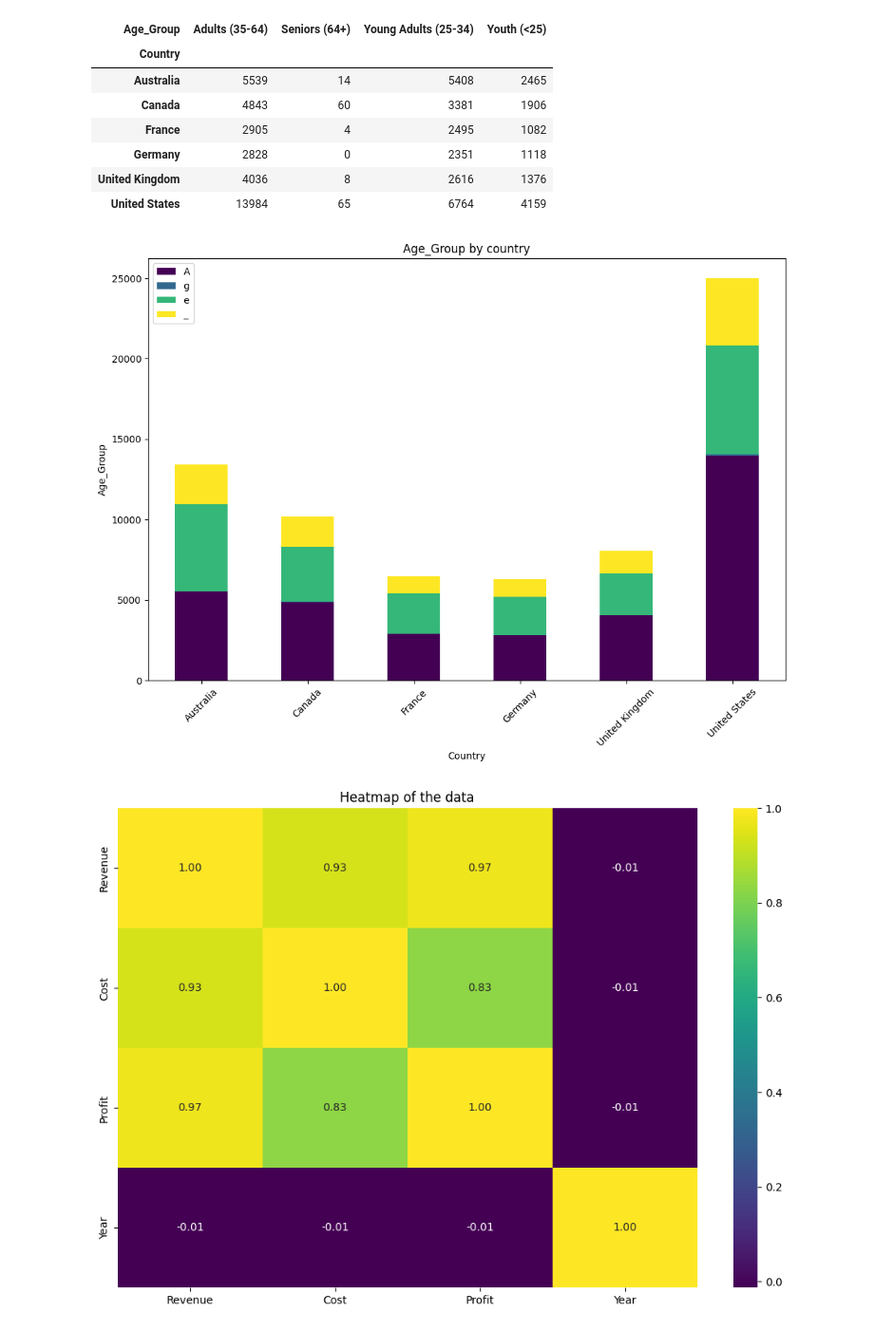
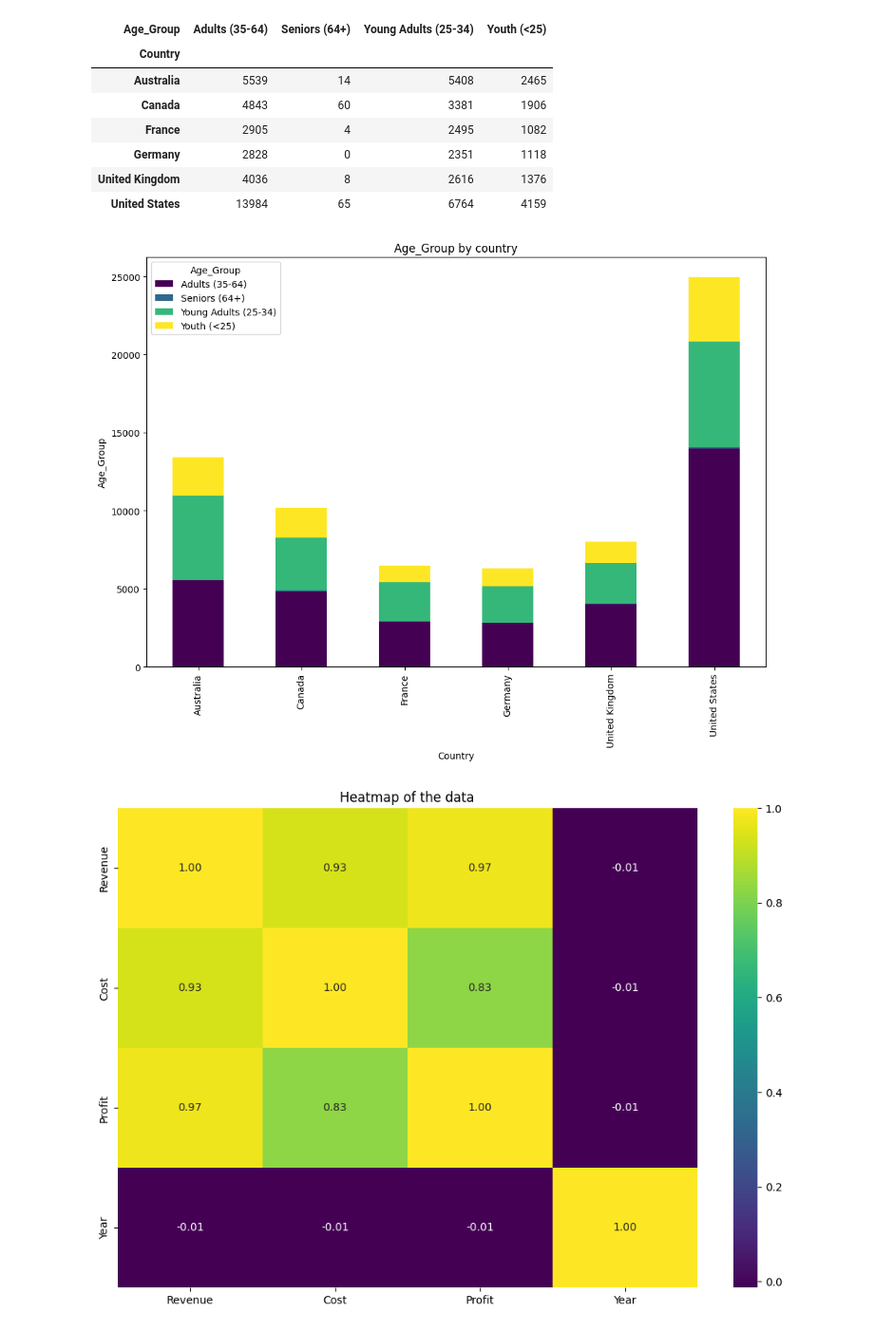
Before and after one commit to anitajn86/DATA-MINING-AND-ANALYTICS, a Jupyter notebook: PRACTICE 1/exampractice.ipynb, the cells around one changed output. Shown at 95% size. Saved outputs shown, nothing was run; the diff lists cells and outputs as text; code cells hidden in the pictures.

```diff
--- a/PRACTICE 1/exampractice.ipynb
+++ b/PRACTICE 1/exampractice.ipynb
@@ -348,13 +346,11 @@ pivoted1
 # %%
 pivoted1.plot(kind='bar',stacked=True,figsize=(12,8),colormap='viridis')
 plt.title('Age_Group by country')
 plt.xlabel('Country')
 plt.ylabel('Age_Group')
-plt.legend('Age_Group')
-plt.xticks(rotation=45)
 plt.show()
 # %% [output]
-[figure, old version]
+[figure, new version]
 # %%
 #multivariate
 plt.figure(figsize=(12,8))
```
Also changed, not shown: parts of 3 cells of this notebook.
